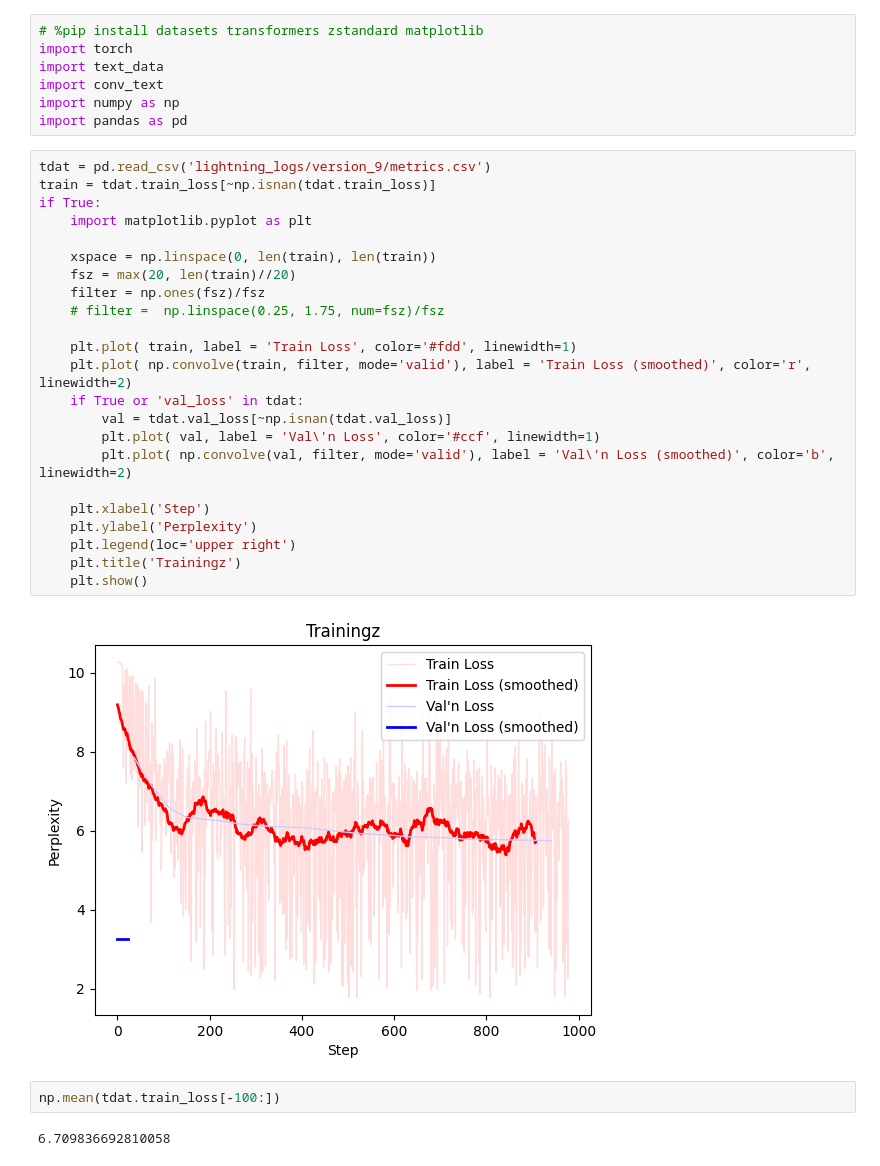
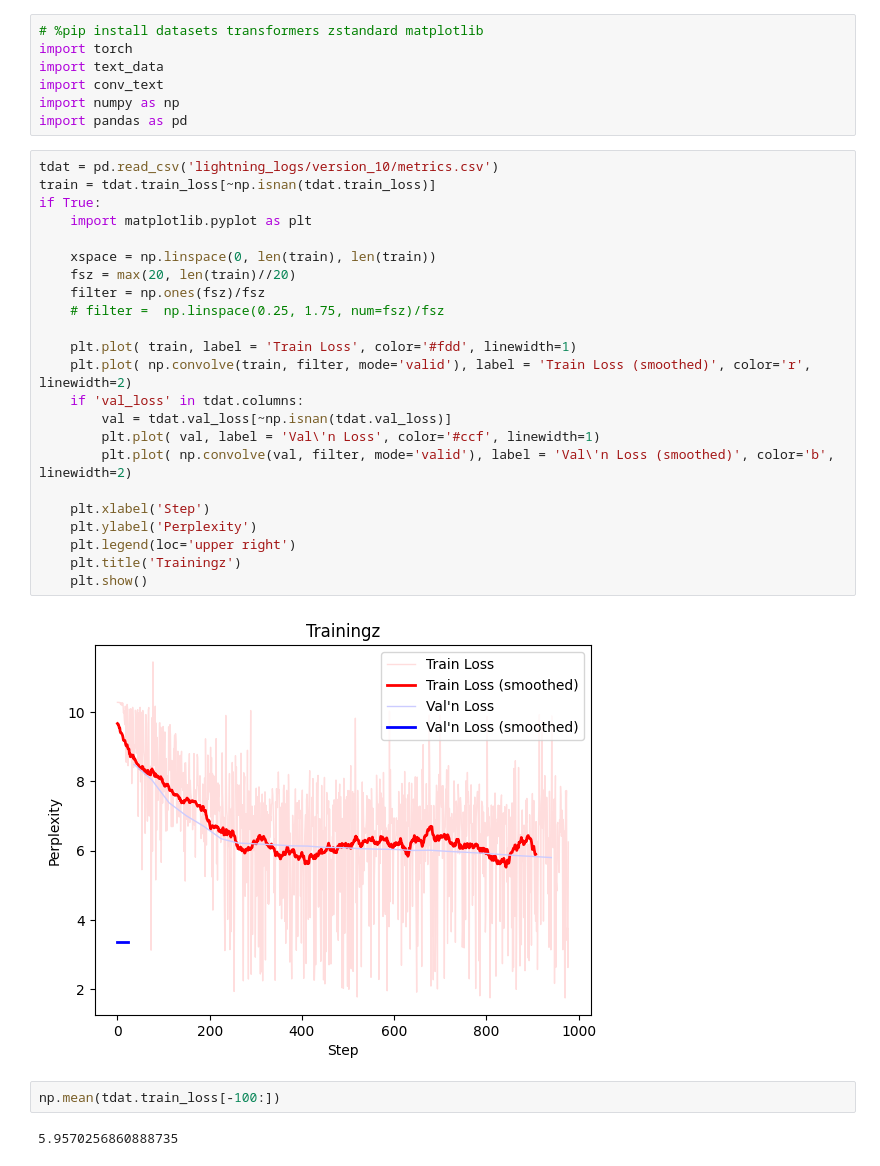
Before and after one commit to kmapb/microlm, a Jupyter notebook: Conv_Text.ipynb, the cells around one changed output. Drawn from its saved outputs; the diff is of its cells as text.

```diff
--- a/Conv_Text.ipynb
+++ b/Conv_Text.ipynb
@@ -10,34 +10,34 @@ import conv_text
 import numpy as np
 import pandas as pd
 # %%
-tdat = pd.read_csv('lightning_logs/version_9/metrics.csv')
+tdat = pd.read_csv('lightning_logs/version_10/metrics.csv')
 train = tdat.train_loss[~np.isnan(tdat.train_loss)]
 if True:
     import matplotlib.pyplot as plt
 
     xspace = np.linspace(0, len(train), len(train))
     fsz = max(20, len(train)//20)
     filter = np.ones(fsz)/fsz
     # filter =  np.linspace(0.25, 1.75, num=fsz)/fsz
 
     plt.plot( train, label = 'Train Loss', color='#fdd', linewidth=1)
     plt.plot( np.convolve(train, filter, mode='valid'), label = 'Train Loss (smoothed)', color='r', linewidth=2)
-    if True or 'val_loss' in tdat:
+    if 'val_loss' in tdat.columns:
         val = tdat.val_loss[~np.isnan(tdat.val_loss)]
         plt.plot( val, label = 'Val\'n Loss', color='#ccf', linewidth=1)
         plt.plot( np.convolve(val, filter, mode='valid'), label = 'Val\'n Loss (smoothed)', color='b', linewidth=2)
 
     plt.xlabel('Step')
     plt.ylabel('Perplexity')
     plt.legend(loc='upper right')
     plt.title('Trainingz')
     plt.show()
 # %% [output]
-[figure, old version]
+[figure, new version]
 # %%
 np.mean(tdat.train_loss[-100:])
 # %% [output]
-6.709836692810058
+5.9570256860888735
 # %%
 tdat.val_loss[~np.isnan(tdat.val_loss)]
 # %% [output]
```
Also changed, not shown: parts of 1 cell of this notebook, 1 other file.
